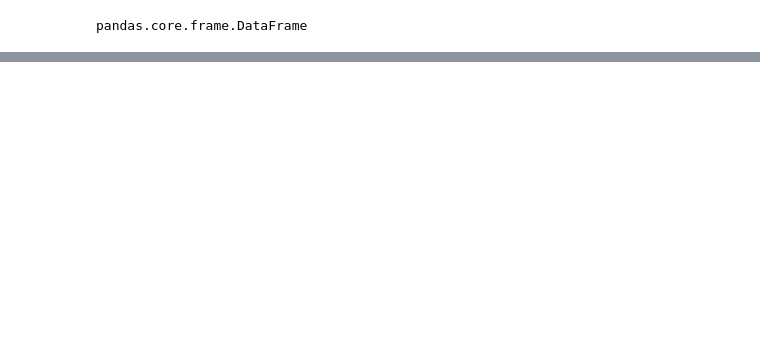
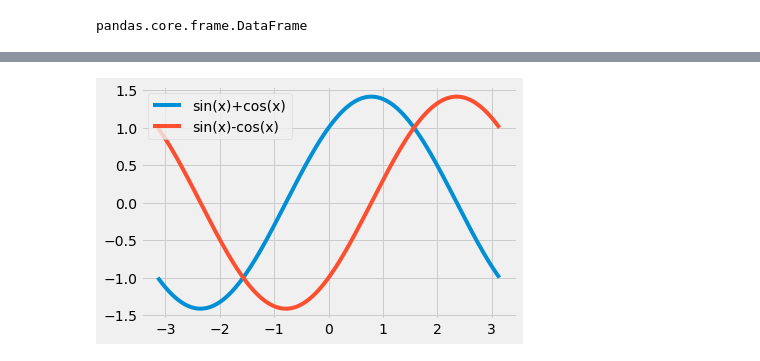
Before and after one commit to lucvsbraga/Jupyter-Notebooks, a Jupyter notebook: analise-de-dados/20 - Séries Temporais.ipynb, the cells around one changed output, grey strips where cells are left out. Saved outputs shown, nothing was run; the diff lists cells and outputs as text; code cells hidden in the pictures; blank space fills up the shorter version.

Commit message:
Series temporais

```diff
--- a/analise-de-dados/20 - Séries Temporais.ipynb
+++ b/analise-de-dados/20 - Séries Temporais.ipynb
@@ -143,0 +208,9 @@ PTBR_final_prices.notnull()
+# %%
+X = np.linspace(-np.pi, np.pi, 256, endpoint = True)
+f,g = np.cos(X) + np.sin(X), np.sin(X) - np.cos(X)
+f_serie = pd.Series(f)
+g_serie = pd.Series(g)
+plotDF = pd.concat([f_serie, g_serie], axis = 1)
+plotDF.index = X
+plotDF.columns = ['sin(x)+cos(x)','sin(x)-cos(x)']
+plotDF.head()
@@ -143,0 +224,5 @@ PTBR_final_prices.notnull()
+# %%
+plotDF.plot()
+plt.show()
+# %% [output]
+[figure, added]
```
Also changed, not shown: parts of 36 cells of this notebook, 1 other file.
